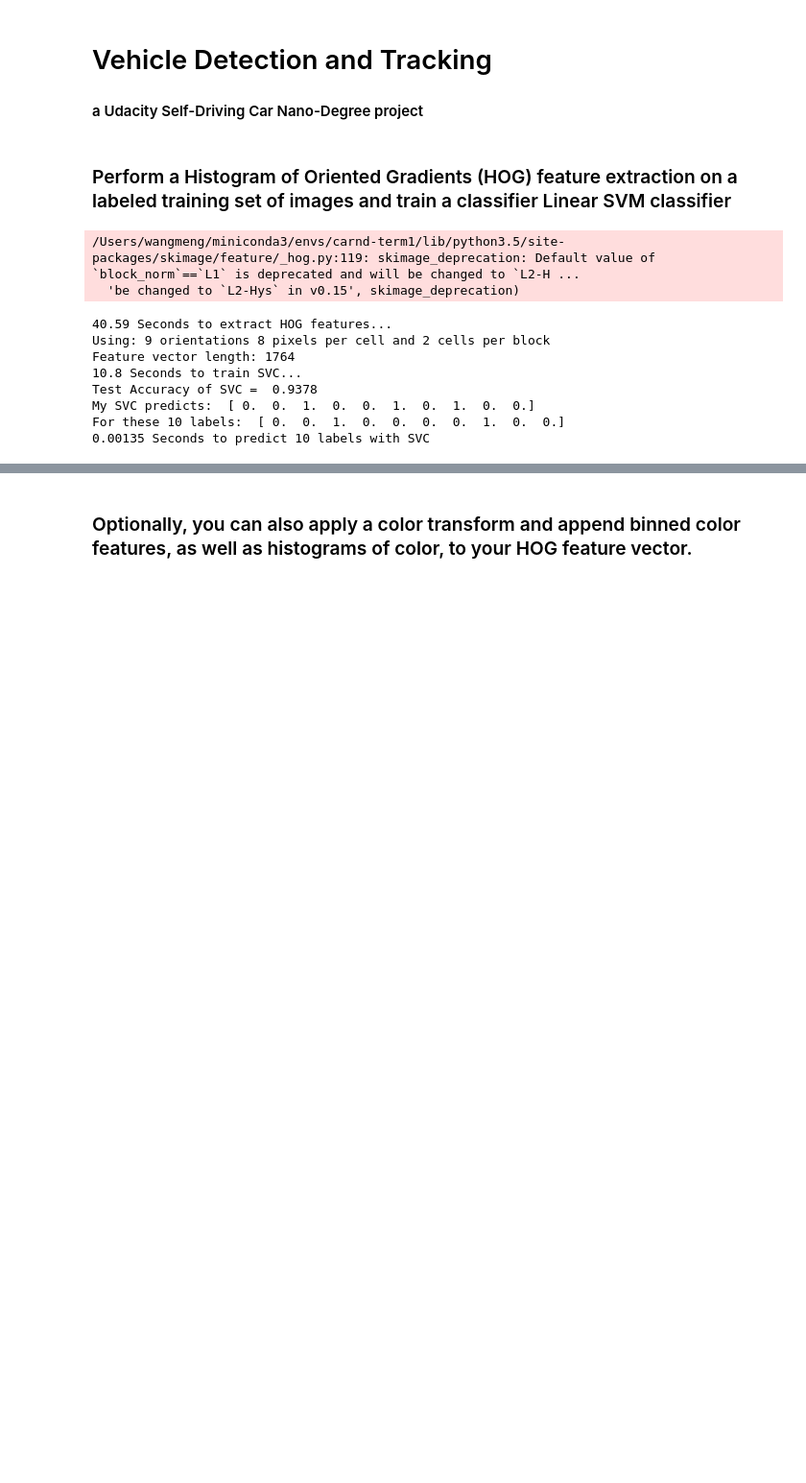
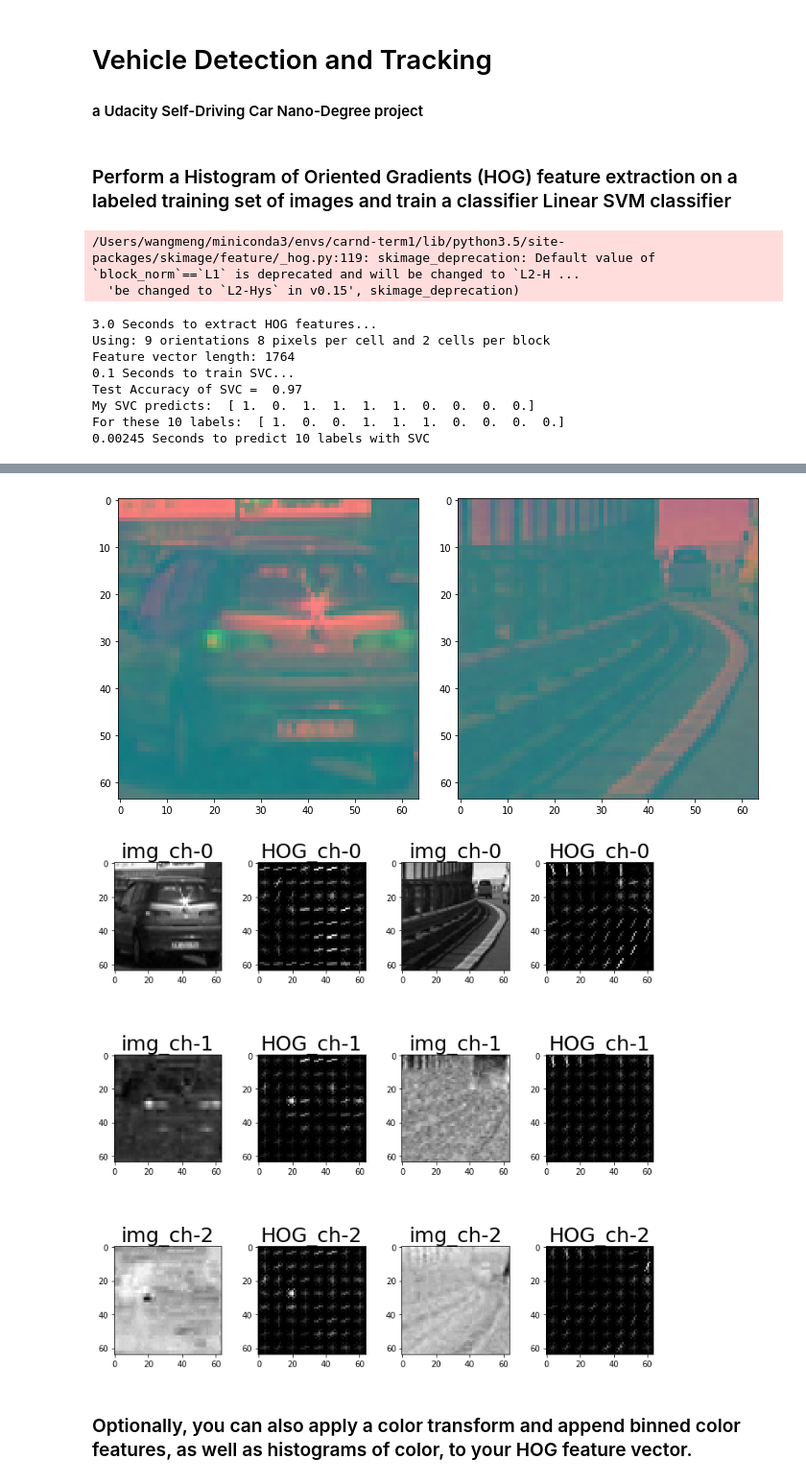
Before and after one commit to FierceKing/CarND-Vehicle-Detection, a Jupyter notebook: Vehicle_Detection.ipynb, the cells around one changed output, grey strips where cells are left out. Shown at 96% size. Drawn from its saved outputs; the diff is of its cells as text; code cells hidden in the pictures; blank space fills up the shorter version.

```diff
--- a/Vehicle_Detection.ipynb
+++ b/Vehicle_Detection.ipynb
@@ -18,6 +18,7 @@ from skimage.feature import hog
 # for scikit-learn >= 0.18 use:
 # from sklearn.model_selection import train_test_split
 from sklearn.model_selection import train_test_split
+%matplotlib inline
 
 # Define a function to return HOG features and visualization
 def get_hog_features(img, orient, pix_per_cell, cell_per_block,
@@ -91,7 +92,7 @@ notcars = load_images(folder_notcar)
 
 # Reduce the sample size because HOG features are slow to compute
 # The quiz evaluator times out after 13s of CPU time
-sample_size = -1
+sample_size = 500
 cars = cars[0:sample_size]
 notcars = notcars[0:sample_size]
 
@@ -149,11 +150,53 @@ print(round(t2-t, 5), 'Seconds to predict', n_predict,'labels with SVC')
 # %% [output]
 /Users/wangmeng/miniconda3/envs/carnd-term1/lib/python3.5/site-packages/skimage/feature/_hog.py:119: skimage_deprecation: Default value of `block_norm`==`L1` is deprecated and will be changed to `L2-H ...
   'be changed to `L2-Hys` in v0.15', skimage_deprecation)
-40.59 Seconds to extract HOG features...
+3.0 Seconds to extract HOG features...
 Using: 9 orientations 8 pixels per cell and 2 cells per block
 Feature vector length: 1764
-10.8 Seconds to train SVC...
-Test Accuracy of SVC =  0.9378
-My SVC predicts:  [ 0.  0.  1.  0.  0.  1.  0.  1.  0.  0.]
-For these 10 labels:  [ 0.  0.  1.  0.  0.  0.  0.  1.  0.  0.]
-0.00135 Seconds to predict 10 labels with SVC
+0.1 Seconds to train SVC...
+Test Accuracy of SVC =  0.97
+My SVC predicts:  [ 1.  0.  1.  1.  1.  1.  0.  0.  0.  0.]
+For these 10 labels:  [ 1.  0.  0.  1.  1.  1.  0.  0.  0.  0.]
+0.00245 Seconds to predict 10 labels with SVC
+# %%
+car_filename = cars[100]
+notcar_filename = notcars[100]
+car_image = cv2.imread(car_filename)
+car_image = cv2.cvtColor(car_image, cv2.COLOR_BGR2YCrCb)
+notcar_image = cv2.imread(notcar_filename)
+notcar_image = cv2.cvtColor(notcar_image, cv2.COLOR_BGR2YCrCb)
+
+f, ax = plt.subplots(1, 2, figsize=(10, 10))
+f.tight_layout()
+ax[0].imshow(car_image)
+ax[1].imshow(notcar_image)
+
+
+hog_images_car = [[],[],[]]
+for i in range(3):
+    features, hog_images_car[i] = hog(car_image[:,:,i], orientations=orient, pixels_per_cell=(pix_per_cell, pix_per_cell),
+                                 cells_per_block=(cell_per_block, cell_per_block), transform_sqrt=True,
+                                 visualise=True, feature_vector=True)
+
+hog_images_notcar = [[],[],[]]
+for i in range(3):
+    features, hog_images_notcar[i] = hog(notcar_image[:,:,i], orientations=orient, pixels_per_cell=(pix_per_cell, pix_per_cell),
+                                 cells_per_block=(cell_per_block, cell_per_block), transform_sqrt=True,
+                                 visualise=True, feature_vector=True)
+
+f, ax = plt.subplots(3, 4, figsize=(10, 10))
+f.tight_layout()
+for i in range(3):
+    ax[i,0].imshow(car_image[:,:,i], cmap='gray')
+    ax[i,0].set_title("img_ch-{}".format(i), fontsize=25)
+for i in range(3):
+    ax[i,1].imshow(hog_images_car[i], cmap='gray')
+    ax[i,1].set_title("HOG_ch-{}".format(i), fontsize=25)
+
+for i in range(3):
+    ax[i,2].imshow(notcar_image[:,:,i], cmap='gray')
+    ax[i,2].set_title("img_ch-{}".format(i), fontsize=25)
+for i in range(3):
+    ax[i,3].imshow(hog_images_notcar[i], cmap='gray')
+    ax[i,3].set_title("HOG_ch-{}".format(i), fontsize=25)
+# %% [output]
@@ -160,3 +205,5 @@ For these 10 labels:  [ 0.  0.  1.  0.  0.  0.  0.  1.  0.  0.]
+[figure, added]
+[figure, added]
 # %% [markdown]
 ### Optionally, you can also apply a color transform and append binned color features, as well as histograms of color, to your HOG feature vector.
 # %% [markdown]
```
Also changed, not shown: parts of 1 cell of this notebook, 14 other files.
